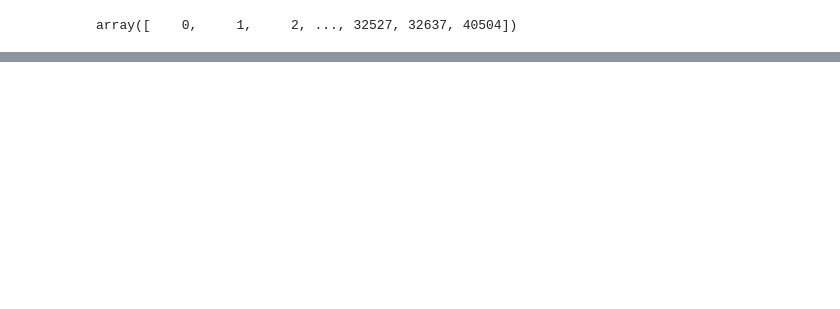
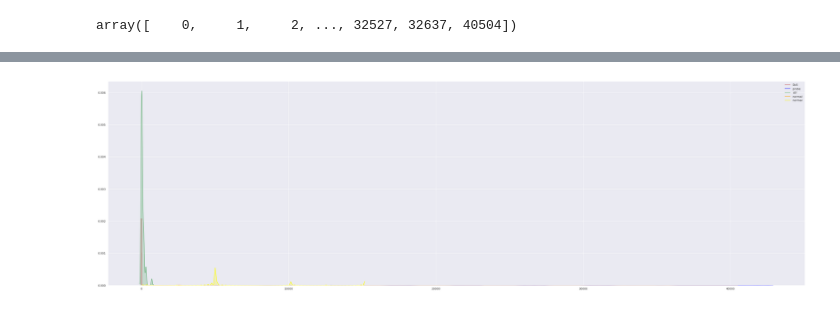
Before and after one commit to hasobi/skripsi, a Jupyter notebook: scatter_histogram_v1.ipynb, the cells around one changed output, grey strips where cells are left out. Saved outputs shown, nothing was run; the diff lists cells and outputs as text; code cells hidden in the pictures; blank space fills up the shorter version.

```diff
--- a/scatter_histogram_v1.ipynb
+++ b/scatter_histogram_v1.ipynb
@@ -401,0 +473,13 @@ p1=sns.kdeplot(sort_by_src_dos['src_bytes'], shade=True,label="dos", color="red"
+# %%
+duration = data['duration']
+attack = data['type_attack']
+number = data['number']
+# %%
+data_all = pd.concat([duration, attack,number], axis = 1)
+# data_all.head()
+# %%
+data_normal = data_all[data.type_attack == 'normal']
+data_dos = data_all[data.type_attack == 'dos']
+data_probe = data_all[data.type_attack == 'probe']
+data_u2r = data_all[data.type_attack == 'u2r']
+data_r2l = data_all[data.type_attack == 'r2l']
@@ -401,0 +495,20 @@ p1=sns.kdeplot(sort_by_src_dos['src_bytes'], shade=True,label="dos", color="red"
+# %%
+# sort data
+sort_normal_duration = data_normal.sort_values('duration', ascending=True)
+sort_dos_duration = data_dos.sort_values('duration', ascending=True)
+sort_probe_duration = data_probe.sort_values('duration', ascending=True)
+sort_u2r_duration = data_u2r.sort_values('duration', ascending=True)
+sort_r2l_duration = data_r2l.sort_values('duration', ascending=True)
+# %%
+##warning
+sns.set(rc={'figure.figsize':(50,15)})
+
+
+# plot of 2 variables
+p1=sns.kdeplot(sort_dos_duration['duration'], shade=True,label="DoS", color="r")
+p1=sns.kdeplot(sort_probe_duration['duration'], shade=True,label="probe", color="blue")
+p1=sns.kdeplot(sort_u2r_duration['duration'], shade=True,label="u2r", color="g")
+p1=sns.kdeplot(sort_normal_duration['duration'], shade=True,label="normal", color="orange")
+p1=sns.kdeplot(sort_r2l_duration['duration'], shade=True,label="normal", color="yellow")
+# %% [output]
+[figure, added]
```
Also changed, not shown: parts of 20 cells of this notebook.
